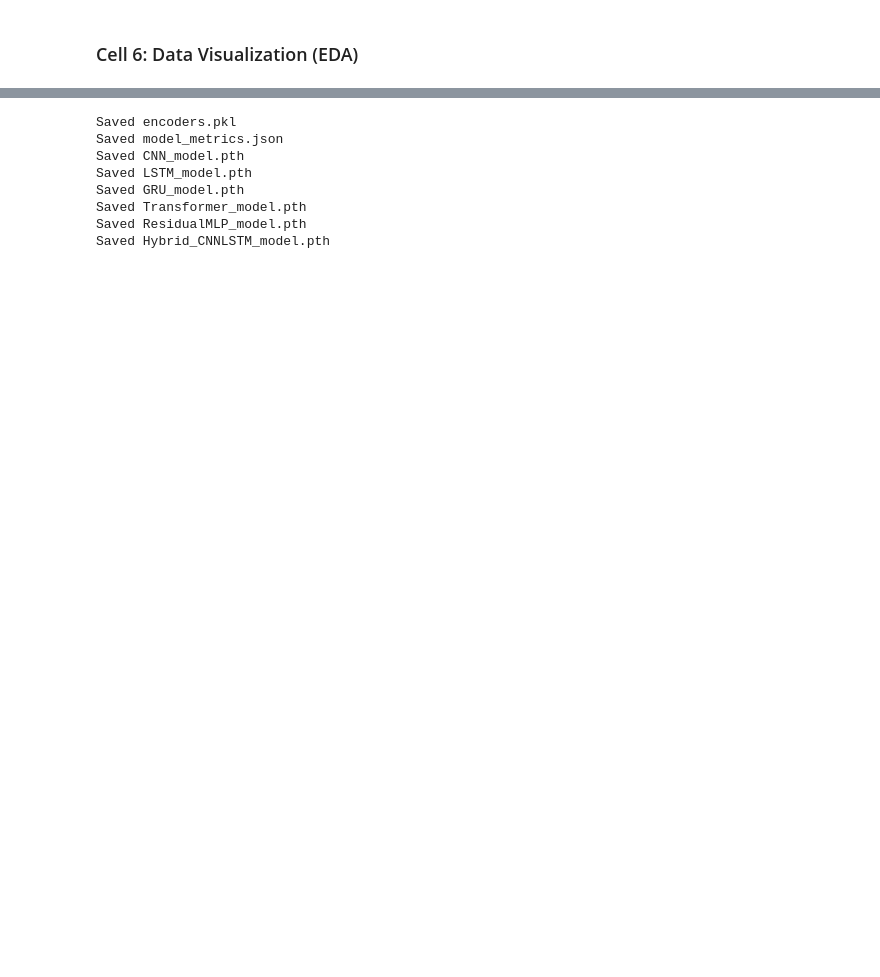
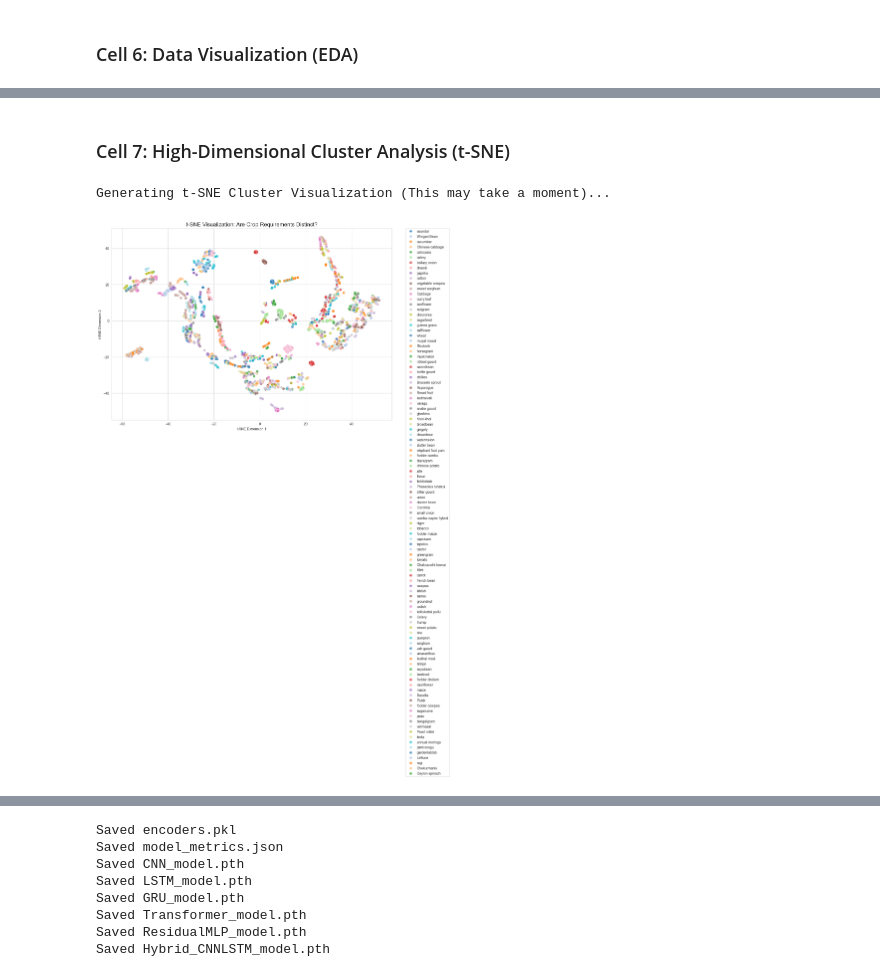
Before and after one commit to Dhotre12/Tamil-Nadu-Crop-Recommendation-System, a Jupyter notebook: Tamil Nadu Crop Recommendation System.ipynb, the cells around one changed output, grey strips where cells are left out. Saved outputs shown, nothing was run; the diff lists cells and outputs as text; code cells hidden in the pictures; blank space fills up the shorter version.

```diff
--- a/Tamil Nadu Crop Recommendation System.ipynb
+++ b/Tamil Nadu Crop Recommendation System.ipynb
@@ -54,20 +67,29 @@ def load_and_clean_data(file_path):
 # %% [markdown]
 ### Cell 3: Data Augmentation Function
 # %%
+# Cell 3: Data Augmentation Function (Corrected)
 def augment_data(df, samples_per_crop=200):
     augmented_data = []
+    # Check if columns exist before accessing
+    water_source_col = 'TYPE_OF_WATERSOURCE' if 'TYPE_OF_WATERSOURCE' in df.columns else 'TYPE_OF__WATERSOURCE'
+
     for _, row in df.iterrows():
         crop = row['CROPS']
         soil = row['SOIL']
         type_crop = row['TYPE_OF_CROP']
-        water_source = row['TYPE_OF _WATERSOURCE']
+        water_source = row.get(water_source_col, 'Unknown')
 
         for _ in range(samples_per_crop):
             # Random sampling within the min-max ranges
             ph = np.random.uniform(row['SOIL_PH_LOW'], row['SOIL_PH_HIGH'])
             dur = np.random.uniform(row['CROPDURATION_MIN'], row['CROPDURATION_MAX'])
             temp = np.random.uniform(row['MIN_TEMP'], row['MAX_TEMP'])
-            water = np.random.uniform(row['WATER REQUIRED_MIN'], row['WATERREQUIRED_MAX'])
+
+            # Handle potential naming mismatch in water columns
+            w_min = row.get('WATER_REQUIRED_MIN', row.get('WATERREQUIRED_MIN', 0))
+            w_max = row.get('WATERREQUIRED_MAX', row.get('WATER_REQUIRED_MAX', 0))
+            water = np.random.uniform(w_min, w_max)
+
             humid = np.random.uniform(row['RELATIVE_HUMIDITY_MIN'], row['RELATIVE_HUMIDITY_MAX'])
 
             augmented_data.append([crop, type_crop, soil, water_source, ph, dur, temp, water, humid])
@@ -276,0 +313,48 @@ Generating Exploratory Data Analysis (EDA) charts...
+# %% [markdown]
+### Cell 7: High-Dimensional Cluster Analysis (t-SNE)
+# %%
+from sklearn.manifold import TSNE
+
+if df is not None:
+    print("Generating t-SNE Cluster Visualization (This may take a moment)...")
+
+    # 1. Downsample for speed (using 2000 random samples)
+    # t-SNE is very slow on the full augmented dataset
+    subset_idx = np.random.choice(range(len(X)), size=2000, replace=False)
+    X_subset = X[subset_idx]
+    y_subset = y[subset_idx]
+
+    # 2. Run t-SNE to project 8 dimensions down to 2
+    tsne = TSNE(n_components=2, random_state=42, perplexity=30)
+    X_embedded = tsne.fit_transform(X_subset)
+
+    # 3. Plot
+    # Increased width to 18 to accommodate the side legend
+    plt.figure(figsize=(18, 10))
+
+    # Map numeric labels back to crop names for the legend
+    crop_labels = le_dict['CROPS'].inverse_transform(y_subset)
+
+    sns.scatterplot(
+        x=X_embedded[:, 0],
+        y=X_embedded[:, 1],
+        hue=crop_labels,
+        palette='tab20', # High contrast palette to distinguish many crops
+        legend='full',
+        s=60,
+        alpha=0.7
+    )
+    plt.title("t-SNE Visualization: Are Crop Requirements Distinct?", fontsize=16)
+    plt.xlabel("t-SNE Dimension 1")
+    plt.ylabel("t-SNE Dimension 2")
+
+    # FIX: Manually adjust margins instead of using tight_layout
+    # This reserves the right 25% of the image for the legend
+    plt.subplots_adjust(right=0.75)
+
+    plt.legend(bbox_to_anchor=(1.05, 1), loc='upper left', borderaxespad=0.)
+
+    plt.show()
+# %% [output]
+Generating t-SNE Cluster Visualization (This may take a moment)...
+[figure, added]
```
Also changed, not shown: parts of 12 cells of this notebook, 8 other files.
